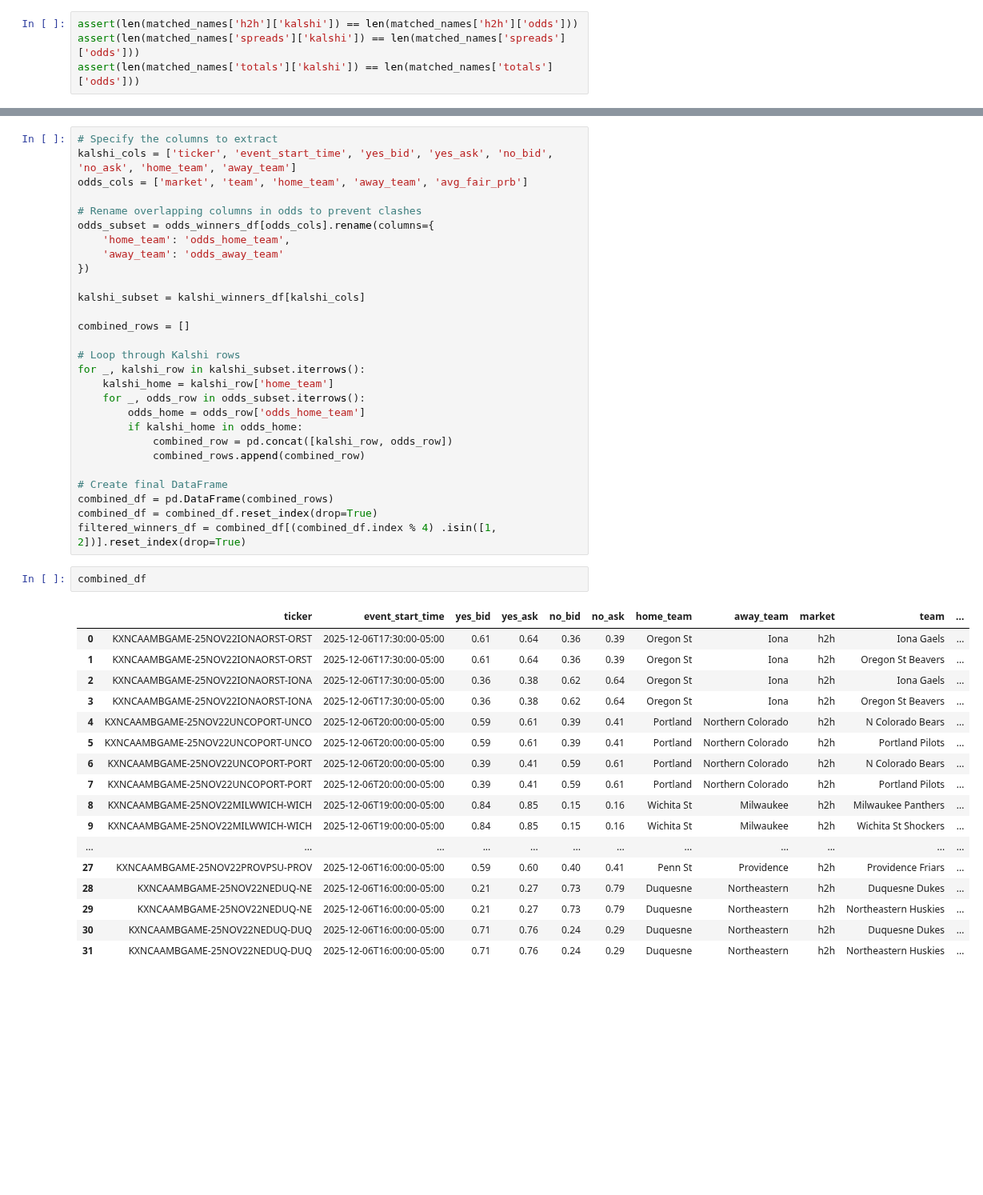
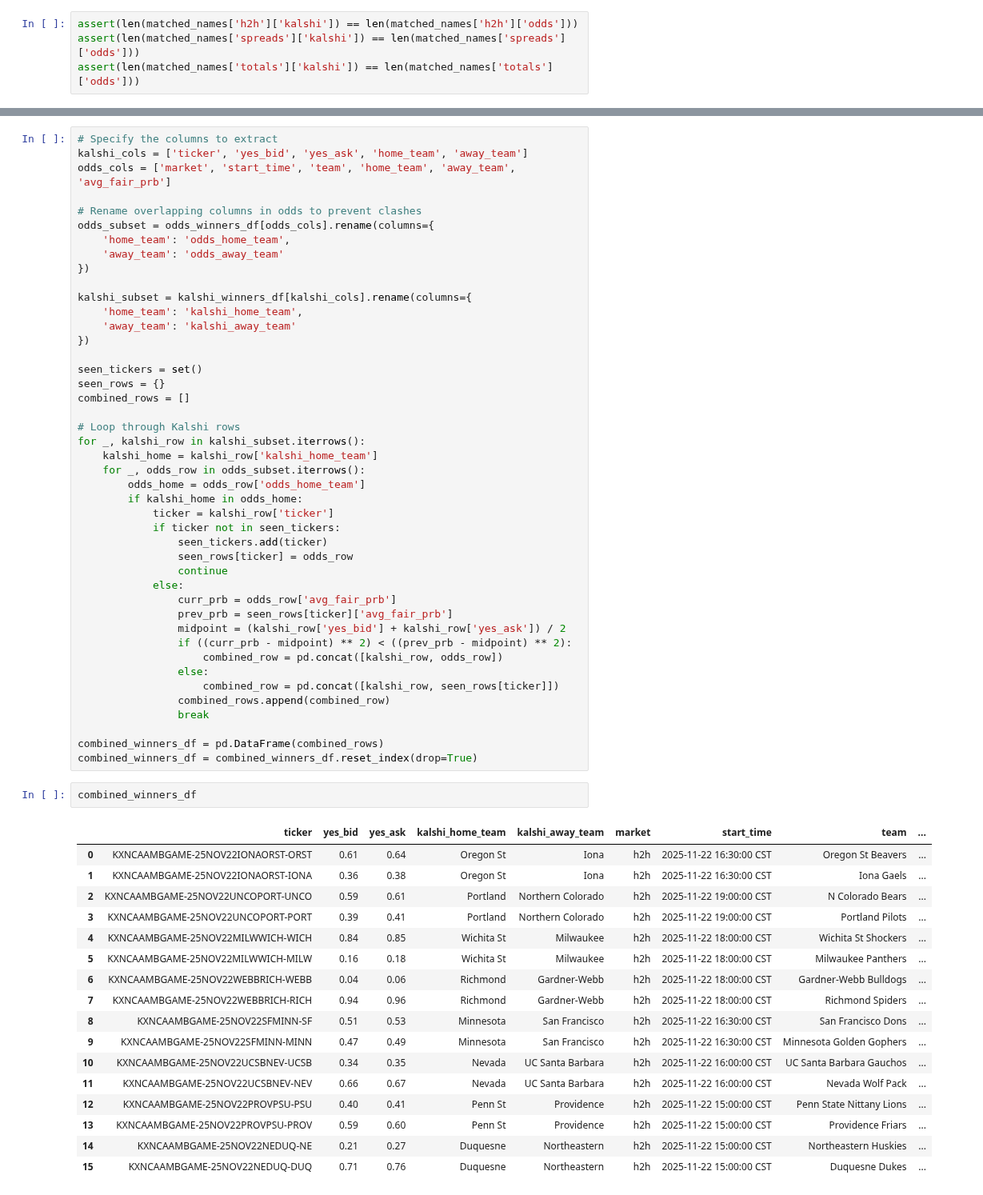
Before and after one commit to bassuaz24/kalshi_bets, a Jupyter notebook: jupyter_archive/cbb_data_analysis.ipynb, the cells around one changed output, grey strips where cells are left out. Shown at 80% size. Drawn from its saved outputs; the diff is of its cells as text; blank space fills up the shorter version.

Commit message:
spreads data analysis

```diff
--- a/jupyter_archive/cbb_data_analysis.ipynb
+++ b/jupyter_archive/cbb_data_analysis.ipynb
@@ -277,7 +215,7 @@ odds_winners_df
 # %%
 # Specify the columns to extract
-kalshi_cols = ['ticker', 'event_start_time', 'yes_bid', 'yes_ask', 'no_bid', 'no_ask', 'home_team', 'away_team']
-odds_cols = ['market', 'team', 'home_team', 'away_team', 'avg_fair_prb']
+kalshi_cols = ['ticker', 'yes_bid', 'yes_ask', 'home_team', 'away_team']
+odds_cols = ['market', 'start_time', 'team', 'home_team', 'away_team', 'avg_fair_prb']
 
 # Rename overlapping columns in odds to prevent clashes
 odds_subset = odds_winners_df[odds_cols].rename(columns={
@@ -285,41 +223,57 @@ odds_subset = odds_winners_df[odds_cols].rename(columns={
     'away_team': 'odds_away_team'
 })
 
-kalshi_subset = kalshi_winners_df[kalshi_cols]
+kalshi_subset = kalshi_winners_df[kalshi_cols].rename(columns={
+    'home_team': 'kalshi_home_team',
+    'away_team': 'kalshi_away_team'
+})
 
+seen_tickers = set()
+seen_rows = {}
 combined_rows = []
 
 # Loop through Kalshi rows
 for _, kalshi_row in kalshi_subset.iterrows():
-    kalshi_home = kalshi_row['home_team']
+    kalshi_home = kalshi_row['kalshi_home_team']
     for _, odds_row in odds_subset.iterrows():
         odds_home = odds_row['odds_home_team']
         if kalshi_home in odds_home:
-            combined_row = pd.concat([kalshi_row, odds_row])
-            combined_rows.append(combined_row)
+            ticker = kalshi_row['ticker']
+            if ticker not in seen_tickers:
+                seen_tickers.add(ticker)
+                seen_rows[ticker] = odds_row
+                continue
+            else:
+                curr_prb = odds_row['avg_fair_prb']
+                prev_prb = seen_rows[ticker]['avg_fair_prb']
+                midpoint = (kalshi_row['yes_bid'] + kalshi_row['yes_ask']) / 2
+                if ((curr_prb - midpoint) ** 2) < ((prev_prb - midpoint) ** 2):
+                    combined_row = pd.concat([kalshi_row, odds_row])
+                else:
+                    combined_row = pd.concat([kalshi_row, seen_rows[ticker]])
+                combined_rows.append(combined_row)
+                break
 
-# Create final DataFrame
-combined_df = pd.DataFrame(combined_rows)
-combined_df = combined_df.reset_index(drop=True)
-filtered_winners_df = combined_df[(combined_df.index % 4) .isin([1, 2])].reset_index(drop=True)
+combined_winners_df = pd.DataFrame(combined_rows)
+combined_winners_df = combined_winners_df.reset_index(drop=True)
 # %%
-combined_df
+combined_winners_df
 # %% [output]
-|  | ticker | event_start_time | yes_bid | yes_ask | no_bid | no_ask | home_team | away_team | market | team | ... |
-| 0 | KXNCAAMBGAME-25NOV22IONAORST-ORST | 2025-12-06T17:30:00-05:00 | 0.61 | 0.64 | 0.36 | 0.39 | Oregon St | Iona | h2h | Iona Gaels | ... |
-| 1 | KXNCAAMBGAME-25NOV22IONAORST-ORST | 2025-12-06T17:30:00-05:00 | 0.61 | 0.64 | 0.36 | 0.39 | Oregon St | Iona | h2h | Oregon St Beavers | ... |
-| 2 | KXNCAAMBGAME-25NOV22IONAORST-IONA | 2025-12-06T17:30:00-05:00 | 0.36 | 0.38 | 0.62 | 0.64 | Oregon St | Iona | h2h | Iona Gaels | ... |
-| 3 | KXNCAAMBGAME-25NOV22IONAORST-IONA | 2025-12-06T17:30:00-05:00 | 0.36 | 0.38 | 0.62 | 0.64 | Oregon St | Iona | h2h | Oregon St Beavers | ... |
-| 4 | KXNCAAMBGAME-25NOV22UNCOPORT-UNCO | 2025-12-06T20:00:00-05:00 | 0.59 | 0.61 | 0.39 | 0.41 | Portland | Northern Colorado | h2h | N Colorado Bears | ... |
-| 5 | KXNCAAMBGAME-25NOV22UNCOPORT-UNCO | 2025-12-06T20:00:00-05:00 | 0.59 | 0.61 | 0.39 | 0.41 | Portland | Northern Colorado | h2h | Portland Pilots | ... |
-| 6 | KXNCAAMBGAME-25NOV22UNCOPORT-PORT | 2025-12-06T20:00:00-05:00 | 0.39 | 0.41 | 0.59 | 0.61 | Portland | Northern Colorado | h2h | N Colorado Bears | ... |
-| 7 | KXNCAAMBGAME-25NOV22UNCOPORT-PORT | 2025-12-06T20:00:00-05:00 | 0.39 | 0.41 | 0.59 | 0.61 | Portland | Northern Colorado | h2h | Portland Pilots | ... |
-| 8 | KXNCAAMBGAME-25NOV22MILWWICH-WICH | 2025-12-06T19:00:00-05:00 | 0.84 | 0.85 | 0.15 | 0.16 | Wichita St | Milwaukee | h2h | Milwaukee Panthers | ... |
-| 9 | KXNCAAMBGAME-25NOV22MILWWICH-WICH | 2025-12-06T19:00:00-05:00 | 0.84 | 0.85 | 0.15 | 0.16 | Wichita St | Milwaukee | h2h | Wichita St Shockers | ... |
-| ... | ... | ... | ... | ... | ... | ... | ... | ... | ... | ... | ... |
-| 27 | KXNCAAMBGAME-25NOV22PROVPSU-PROV | 2025-12-06T16:00:00-05:00 | 0.59 | 0.60 | 0.40 | 0.41 | Penn St | Providence | h2h | Providence Friars | ... |
-| 28 | KXNCAAMBGAME-25NOV22NEDUQ-NE | 2025-12-06T16:00:00-05:00 | 0.21 | 0.27 | 0.73 | 0.79 | Duquesne | Northeastern | h2h | Duquesne Dukes | ... |
-| 29 | KXNCAAMBGAME-25NOV22NEDUQ-NE | 2025-12-06T16:00:00-05:00 | 0.21 | 0.27 | 0.73 | 0.79 | Duquesne | Northeastern | h2h | Northeastern Huskies | ... |
-| 30 | KXNCAAMBGAME-25NOV22NEDUQ-DUQ | 2025-12-06T16:00:00-05:00 | 0.71 | 0.76 | 0.24 | 0.29 | Duquesne | Northeastern | h2h | Duquesne Dukes | ... |
-| 31 | KXNCAAMBGAME-25NOV22NEDUQ-DUQ | 2025-12-06T16:00:00-05:00 | 0.71 | 0.76 | 0.24 | 0.29 | Duquesne | Northeastern | h2h | Northeastern Huskies | ... |
+|  | ticker | yes_bid | yes_ask | kalshi_home_team | kalshi_away_team | market | start_time | team | ... |
+| 0 | KXNCAAMBGAME-25NOV22IONAORST-ORST | 0.61 | 0.64 | Oregon St | Iona | h2h | 2025-11-22 16:30:00 CST | Oregon St Beavers | ... |
+| 1 | KXNCAAMBGAME-25NOV22IONAORST-IONA | 0.36 | 0.38 | Oregon St | Iona | h2h | 2025-11-22 16:30:00 CST | Iona Gaels | ... |
+| 2 | KXNCAAMBGAME-25NOV22UNCOPORT-UNCO | 0.59 | 0.61 | Portland | Northern Colorado | h2h | 2025-11-22 19:00:00 CST | N Colorado Bears | ... |
+| 3 | KXNCAAMBGAME-25NOV22UNCOPORT-PORT | 0.39 | 0.41 | Portland | Northern Colorado | h2h | 2025-11-22 19:00:00 CST | Portland Pilots | ... |
+| 4 | KXNCAAMBGAME-25NOV22MILWWICH-WICH | 0.84 | 0.85 | Wichita St | Milwaukee | h2h | 2025-11-22 18:00:00 CST | Wichita St Shockers | ... |
+| 5 | KXNCAAMBGAME-25NOV22MILWWICH-MILW | 0.16 | 0.18 | Wichita St | Milwaukee | h2h | 2025-11-22 18:00:00 CST | Milwaukee Panthers | ... |
+| 6 | KXNCAAMBGAME-25NOV22WEBBRICH-WEBB | 0.04 | 0.06 | Richmond | Gardner-Webb | h2h | 2025-11-22 18:00:00 CST | Gardner-Webb Bulldogs | ... |
+| 7 | KXNCAAMBGAME-25NOV22WEBBRICH-RICH | 0.94 | 0.96 | Richmond | Gardner-Webb | h2h | 2025-11-22 18:00:00 CST | Richmond Spiders | ... |
+| 8 | KXNCAAMBGAME-25NOV22SFMINN-SF | 0.51 | 0.53 | Minnesota | San Francisco | h2h | 2025-11-22 16:30:00 CST | San Francisco Dons | ... |
+| 9 | KXNCAAMBGAME-25NOV22SFMINN-MINN | 0.47 | 0.49 | Minnesota | San Francisco | h2h | 2025-11-22 16:30:00 CST | Minnesota Golden Gophers | ... |
+| 10 | KXNCAAMBGAME-25NOV22UCSBNEV-UCSB | 0.34 | 0.35 | Nevada | UC Santa Barbara | h2h | 2025-11-22 16:00:00 CST | UC Santa Barbara Gauchos | ... |
+| 11 | KXNCAAMBGAME-25NOV22UCSBNEV-NEV | 0.66 | 0.67 | Nevada | UC Santa Barbara | h2h | 2025-11-22 16:00:00 CST | Nevada Wolf Pack | ... |
+| 12 | KXNCAAMBGAME-25NOV22PROVPSU-PSU | 0.40 | 0.41 | Penn St | Providence | h2h | 2025-11-22 15:00:00 CST | Penn State Nittany Lions | ... |
+| 13 | KXNCAAMBGAME-25NOV22PROVPSU-PROV | 0.59 | 0.60 | Penn St | Providence | h2h | 2025-11-22 15:00:00 CST | Providence Friars | ... |
+| 14 | KXNCAAMBGAME-25NOV22NEDUQ-NE | 0.21 | 0.27 | Duquesne | Northeastern | h2h | 2025-11-22 15:00:00 CST | Northeastern Huskies | ... |
+| 15 | KXNCAAMBGAME-25NOV22NEDUQ-DUQ | 0.71 | 0.76 | Duquesne | Northeastern | h2h | 2025-11-22 15:00:00 CST | Duquesne Dukes | ... |
 # %%
```
Also changed, not shown: parts of 11 cells of this notebook.
